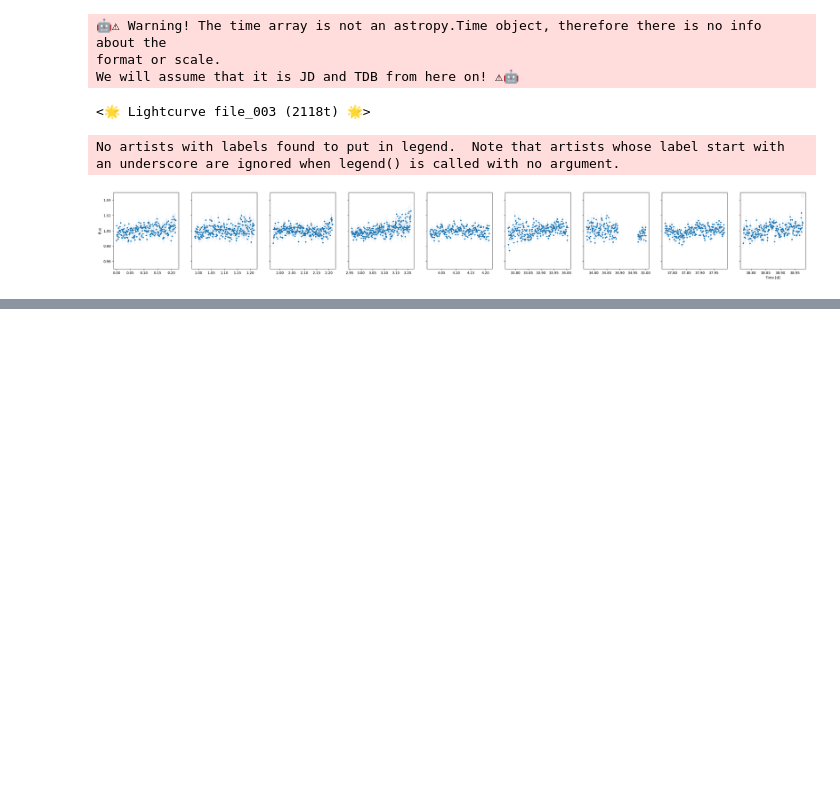
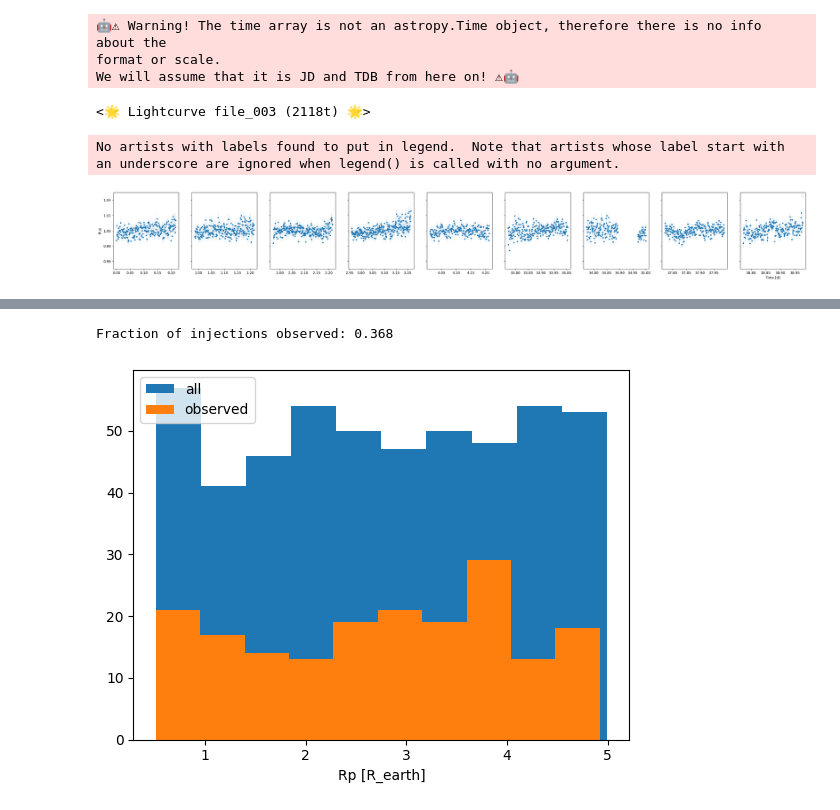
Before and after one commit to catrionamurray/occultence, a Jupyter notebook: occultence/notebooks/Run_LC_condensed.ipynb, the cells around one changed output, grey strips where cells are left out. Drawn from its saved outputs; the diff is of its cells as text; code cells hidden in the pictures; blank space fills up the shorter version.

```diff
--- a/occultence/notebooks/Run_LC_condensed.ipynb
+++ b/occultence/notebooks/Run_LC_condensed.ipynb
@@ -116,22 +116,22 @@ No artists with labels found to put in legend.  Note that artists whose label st
 x = full_injection_recovery(targ,
                             # lcs_with_transits=[targ_with_transit],
                                 # planets=planets,
-                             nfake=10,
+                             nfake=5,
                              minimum_planet_radius=0.5 * u.R_earth,
                              maximum_planet_radius=5 * u.R_earth,
                              minimum_period=1 * u.d,
                              maximum_period=10 * u.d,
-                             ld=[0.3,0.3],
+                             ld=[0.65,0.28],  # use trappist-1 (Gillon+16)
                              clean_kw = {'dust_removal': False, 'bad_weather_removal': False,'cosmics_removal': True,
                                          'threshold_removal':False, 'cosmic_boxsize':0.01, 'cosmic_nsigma':5, 'verbose':False},
-                             flare_kw = {'plot':True, 'min_flare_separation':60*u.minute, 'min_flare_duration':30*u.s,
+                             flare_kw = {'plot':False, 'min_flare_separation':60*u.minute, 'min_flare_duration':30*u.s,
                                          'tbuffer_after':30*u.min, 'n_consecutive_points':2, 'n_points':2,
                                          'global_sc_kw':{'nsigma_upper': 3, 'nsigma_lower': np.inf},
                                          'local_sc_kw':{'nsigma_upper': 3, 'nsigma_lower': np.inf, 'running_median_boxsize': 0.2},},
                              detrend_method = "gp",
                              detrend_bin = 10 * u.minute,
                              detrend_kw = {'do_first_sigma_clip': True, 'do_second_sigma_clip': True,
-                                           'running_median_boxsize': 0.08, 'nsigma': 3, 'plot': True, 'verbose':False,
+                                           'running_median_boxsize': 0.08, 'nsigma': 3, 'plot': False, 'verbose':False,
                                            'use_uncertainties':False, 'amp_metric':None, 'sqexp_metric':0.1,
                                            'sqexp_metric_bound':[np.log((0.5*u.hr).to_value('d')),
                                                                  np.log((np.max(targ.time)-np.min(targ.time)).value)]},
@@ -144,7 +144,7 @@ x = full_injection_recovery(targ,
                                            'meet_condition': 'any',
                                           'verbose':False},
                             verbose=False, plot=True, time_this_process=True,
-                           plot_dir='../../Results/', save_plots=True, save_lcs=True,
+                           plot_dir='../../Results/', save_plots=True, save_lcs=False,
                            # plot_kw={'ylims':[0.98,1.02]},
                            svname=f"../../Results/{name}_injected_planets.csv",
                            min_save=True)
@@ -246,0 +229,10 @@ plt.legend()
+# %%
+plt.hist(planets_df['r_p'], label='all')
+plt.hist(planets_df['r_p'][planets_df['observed'] == 1.0], label='observed')
+plt.xlabel("Rp [R_earth]")
+plt.legend()
+
+print(f"Fraction of injections observed: {len(planets_df['r_p'][planets_df['observed'] == 1.0])/len(planets_df['r_p'])}")
+# %% [output]
+Fraction of injections observed: 0.368
+[figure, added]
```
Also changed, not shown: parts of 9 cells of this notebook, 1 other file.
